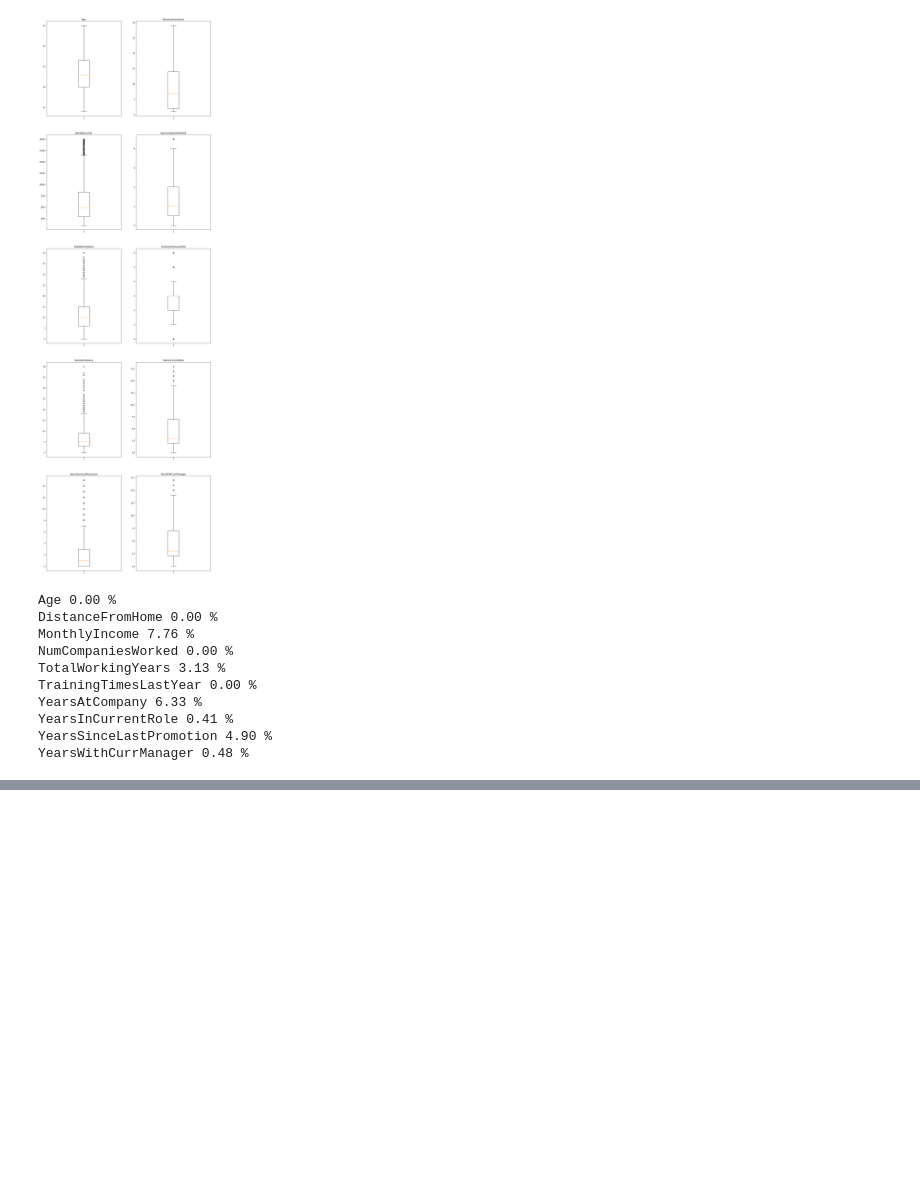
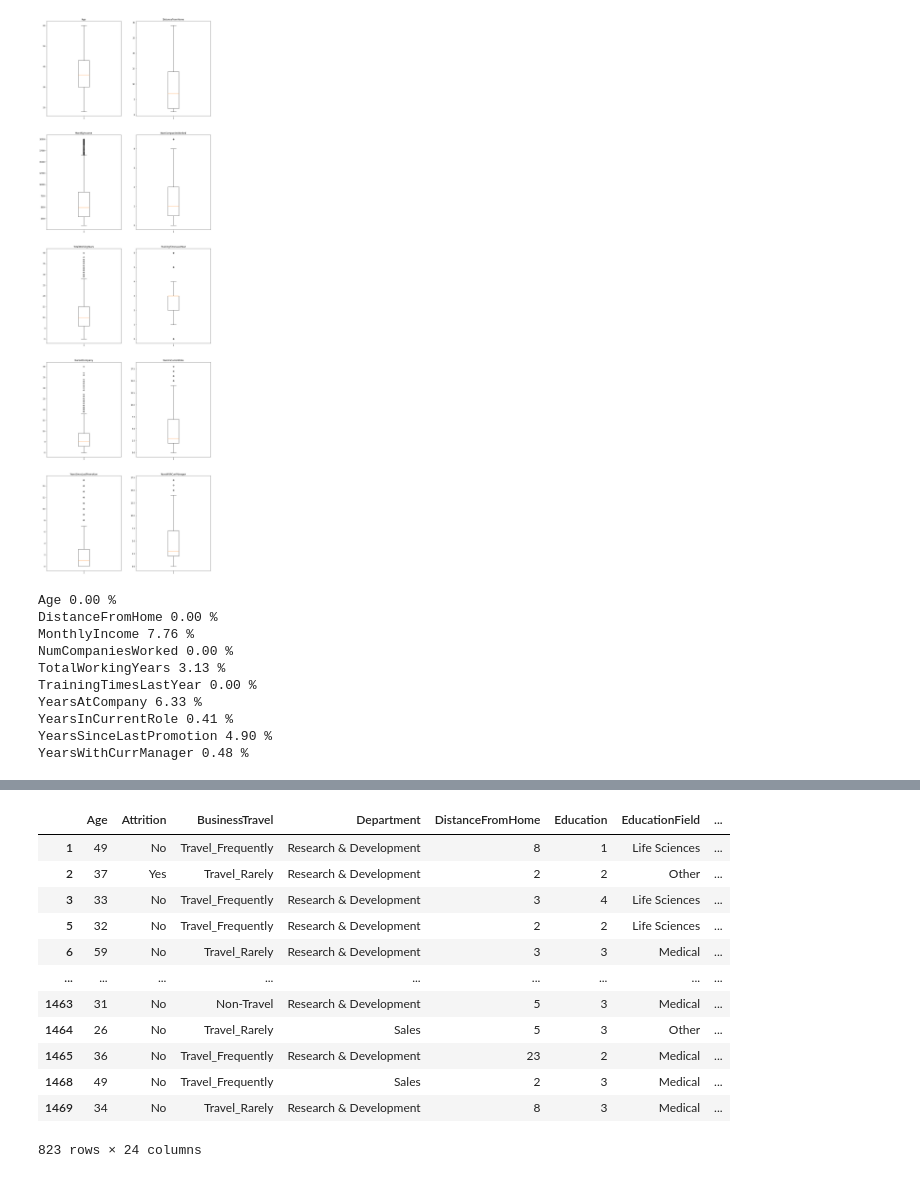
Before and after one commit to hawwyo/hr-analytics, a Jupyter notebook: analytics.ipynb, the cells around one changed output, grey strips where cells are left out. Drawn from its saved outputs; the diff is of its cells as text; code cells hidden in the pictures; blank space fills up the shorter version.

```diff
--- a/analytics.ipynb
+++ b/analytics.ipynb
@@ -655,0 +690,19 @@ C = 0.1340849335209317
+# %%
+data_without_anomalies = data[:]
+for col in numerical_columns:
+    data_without_anomalies = remove_outlier(data_without_anomalies, col)
+data_without_anomalies
+# %% [output]
+|  | Age | Attrition | BusinessTravel | Department | DistanceFromHome | Education | EducationField | ... |
+| 1 | 49 | No | Travel_Frequently | Research & Development | 8 | 1 | Life Sciences | ... |
+| 2 | 37 | Yes | Travel_Rarely | Research & Development | 2 | 2 | Other | ... |
+| 3 | 33 | No | Travel_Frequently | Research & Development | 3 | 4 | Life Sciences | ... |
+| 5 | 32 | No | Travel_Frequently | Research & Development | 2 | 2 | Life Sciences | ... |
+| 6 | 59 | No | Travel_Rarely | Research & Development | 3 | 3 | Medical | ... |
+| ... | ... | ... | ... | ... | ... | ... | ... | ... |
+| 1463 | 31 | No | Non-Travel | Research & Development | 5 | 3 | Medical | ... |
+| 1464 | 26 | No | Travel_Rarely | Sales | 5 | 3 | Other | ... |
+| 1465 | 36 | No | Travel_Frequently | Research & Development | 23 | 2 | Medical | ... |
+| 1468 | 49 | No | Travel_Frequently | Sales | 2 | 3 | Medical | ... |
+| 1469 | 34 | No | Travel_Rarely | Research & Development | 8 | 3 | Medical | ... |
+823 rows × 24 columns
```
Also changed, not shown: parts of 11 cells of this notebook.
